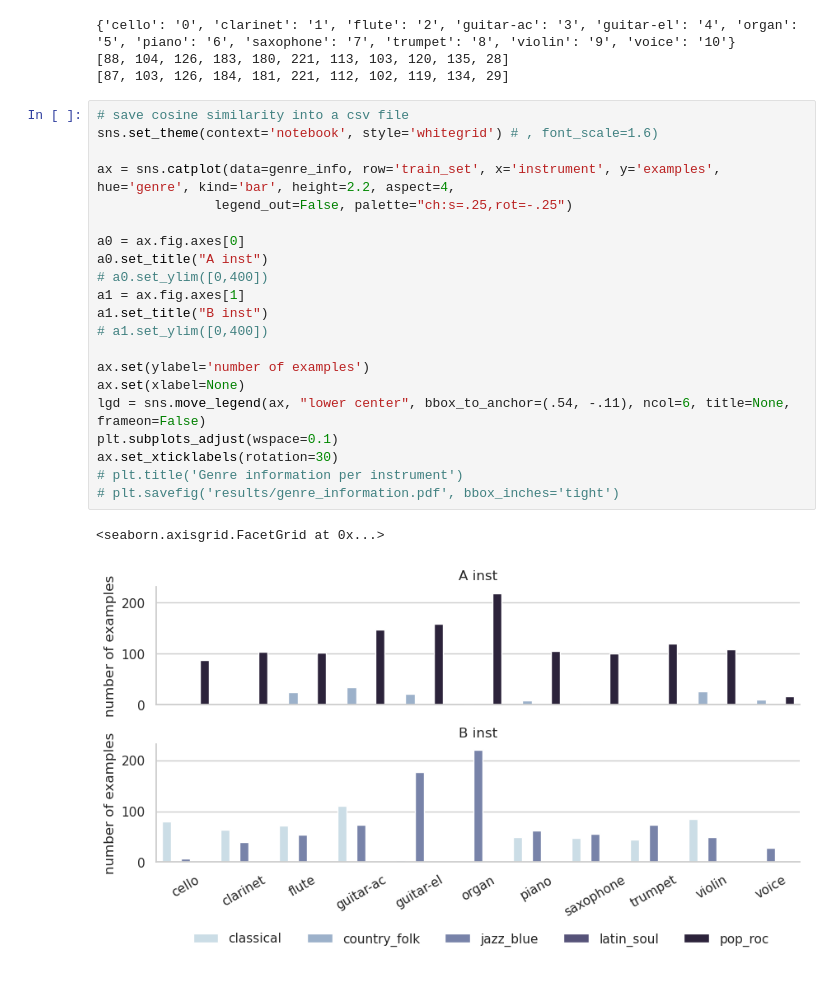
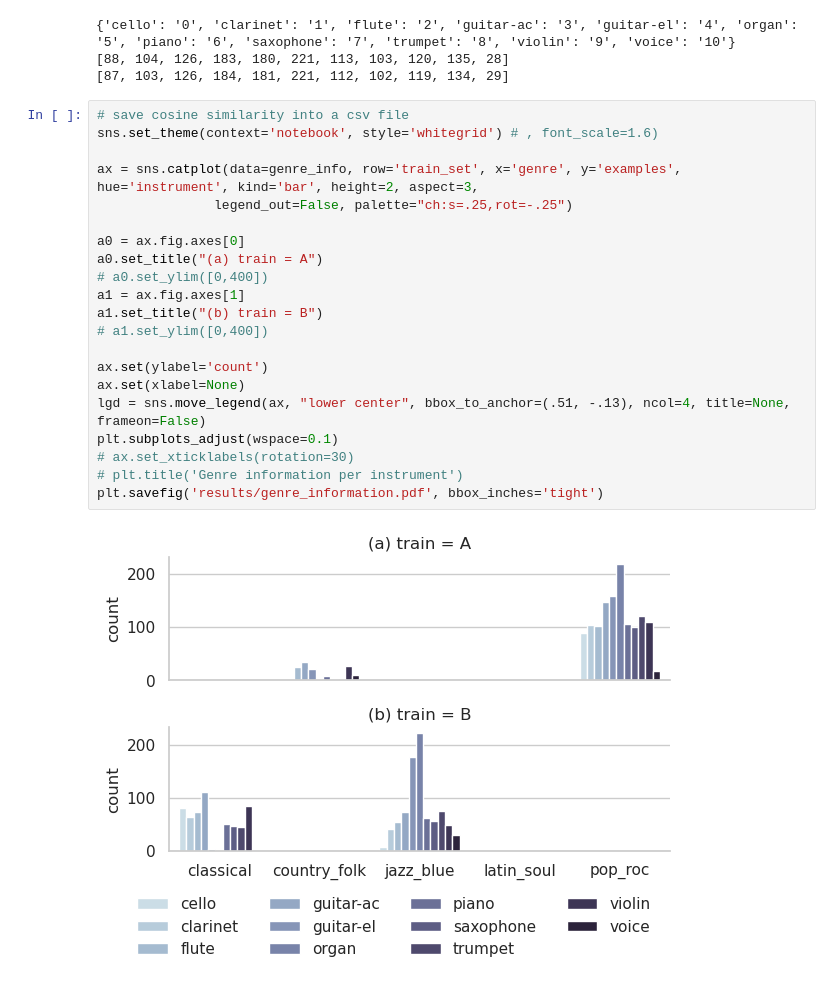
Before and after one commit to changhongw/audio-embedding-bias, a Jupyter notebook: 2_data_distribute.ipynb, the cells around one changed output. Drawn from its saved outputs; the diff is of its cells as text.

```diff
--- a/2_data_distribute.ipynb
+++ b/2_data_distribute.ipynb
@@ -190,24 +191,23 @@ print(B_inst)
 # %%
 # save cosine similarity into a csv file
 sns.set_theme(context='notebook', style='whitegrid') # , font_scale=1.6)
 
-ax = sns.catplot(data=genre_info, row='train_set', x='instrument', y='examples', hue='genre', kind='bar', height=2.2, aspect=4,
+ax = sns.catplot(data=genre_info, row='train_set', x='genre', y='examples', hue='instrument', kind='bar', height=2, aspect=3,
                legend_out=False, palette="ch:s=.25,rot=-.25")
 
 a0 = ax.fig.axes[0]
-a0.set_title("A inst")
+a0.set_title("(a) train = A")
 # a0.set_ylim([0,400])
 a1 = ax.fig.axes[1]
-a1.set_title("B inst")
+a1.set_title("(b) train = B")
 # a1.set_ylim([0,400])
 
-ax.set(ylabel='number of examples')
+ax.set(ylabel='count')
 ax.set(xlabel=None)
-lgd = sns.move_legend(ax, "lower center", bbox_to_anchor=(.54, -.11), ncol=6, title=None, frameon=False)
+lgd = sns.move_legend(ax, "lower center", bbox_to_anchor=(.51, -.13), ncol=4, title=None, frameon=False)
 plt.subplots_adjust(wspace=0.1)
-ax.set_xticklabels(rotation=30)
+# ax.set_xticklabels(rotation=30)
 # plt.title('Genre information per instrument')
-# plt.savefig('results/genre_information.pdf', bbox_inches='tight')
+plt.savefig('results/genre_information.pdf', bbox_inches='tight')
 # %% [output]
-<seaborn.axisgrid.FacetGrid at 0x...>
-[figure, old version]
+[figure, new version]
```
Also changed, not shown: parts of 2 cells of this notebook, 45 other files.
